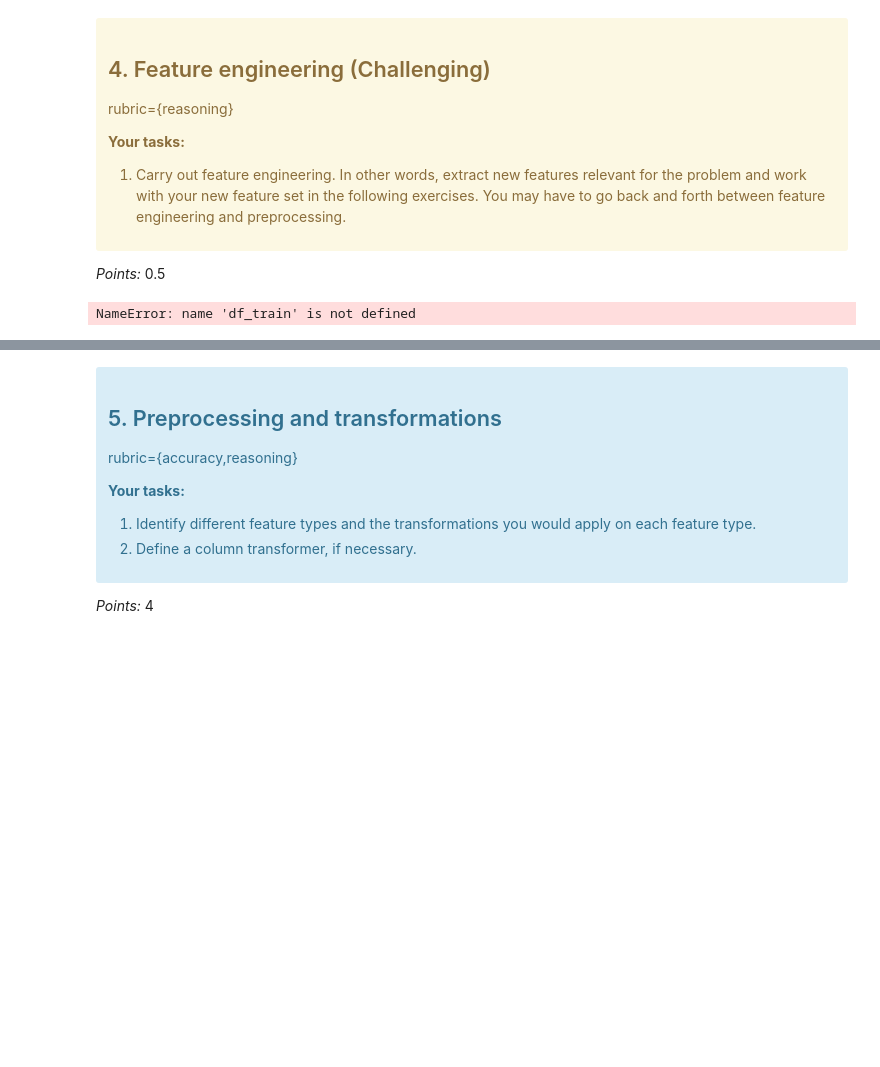
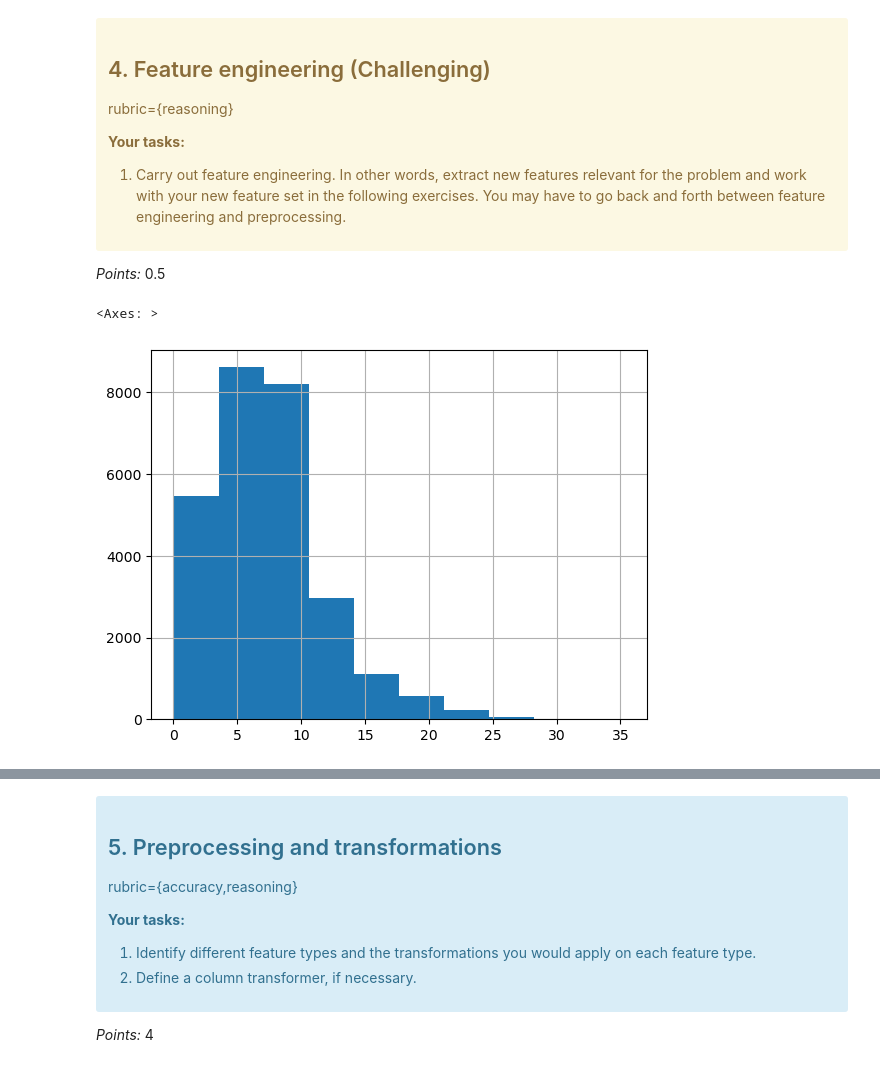
Before and after one commit to hpalafoxp/DSCI-573-Lab4, a Jupyter notebook: lab4.ipynb, the cells around one changed output, grey strips where cells are left out. Saved outputs shown, nothing was run; the diff lists cells and outputs as text; code cells hidden in the pictures; blank space fills up the shorter version.

```diff
--- a/lab4.ipynb
+++ b/lab4.ipynb
@@ -156,11 +171,10 @@ for host in shuffled_hosts:
 # %%
 not_use_cols = [
     'id',
-    'name',
     'host_id',
     'host_name',
     'last_review',
 ]
 use_cols = [c for c in df if c not in not_use_cols]
-df_train = df.loc[df["host_id"].isin(ids)][use_cols].copy()
-df_test = df.loc[~df["host_id"].isin(ids)][use_cols].copy()
+df_train = df_train[use_cols].copy()
+df_test = df_test[use_cols].copy()
@@ -431,7 +441,41 @@ rubric={reasoning}
 
 
 _Points:_ 0.5
+# %%
+# Times square
+nycts_latitude = 40.7589
+nycts_longitude = -73.9851
+# Finantial district
+nyc_fd_latitude = 40.7077
+nyc_fd_longitude = -74.0083
+# Central Park
+nyccp_latitude = 40.7826
+nyccp_longitude = -73.9656
+# JFK Airport
+jfk_latitude = 40.6446
+jfk_longitude = -73.7797
+# EWR Airport
+ewr_latitude = 40.6885
+ewr_longitude = -74.1769
+# LGA Airport
+lga_latitude = 40.7766
+lga_longitude = -73.8742
+df_train["name"] = df_train["name"].astype(str)
+df_train["nyc_tm_distance_km"] = inhouse_haversine(df_train["latitude"], df_train["longitude"], nycts_latitude, nycts_longitude)
+df_train["nyc_cp_distance_km"] = inhouse_haversine(df_train["latitude"], df_train["longitude"], nyccp_latitude, nyccp_longitude)
+df_train["nyc_fd_distance_km"] = inhouse_haversine(df_train["latitude"], df_train["longitude"], nyc_fd_latitude, nyc_fd_longitude)
+df_train["jfk_airport_distance_km"] = inhouse_haversine(df_train["latitude"], df_train["longitude"], jfk_latitude, jfk_longitude)
+df_train["lga_airport_distance_km"] = inhouse_haversine(df_train["latitude"], df_train["longitude"], lga_latitude, lga_longitude)
+df_train["ewr_airport_distance_km"] = inhouse_haversine(df_train["latitude"], df_train["longitude"], ewr_latitude, ewr_longitude)
+df_train["avg_airport_distance_km"] = df_train[["jfk_airport_distance_km","lga_airport_distance_km","ewr_airport_distance_km"]].mean(axis=1)
+df_train["total_min_cost"] = df_train["price"] * df_train["minimum_nights"]
+df_train["len_name"] = df_train["name"].apply(lambda x: len(x))
+df_train["nb_adj_in_name"] = df_train["name"].apply(lambda x: sum([1 for t in nlp(x) if t.pos_ == "ADJ"]))
+df_train["nb_adv_in_name"] = df_train["name"].apply(lambda x: sum([1 for t in nlp(x) if t.pos_ == "ADV"]))
+df_train["nb_nouns_in_name"] = df_train["name"].apply(lambda x: sum([1 for t in nlp(x) if t.pos_ == "NOUN"]))
+df_train["nb_propn_in_name"] = df_train["name"].apply(lambda x: sum([1 for t in nlp(x) if t.pos_ == "PROPN"]))
 # %%
-df_train
+df_train["nyc_tm_distance_km"].hist()
 # %% [output]
-NameError: name 'df_train' is not defined
+<Axes: >
+[figure, added]
```
Also changed, not shown: parts of 12 cells of this notebook, 1 other file.
